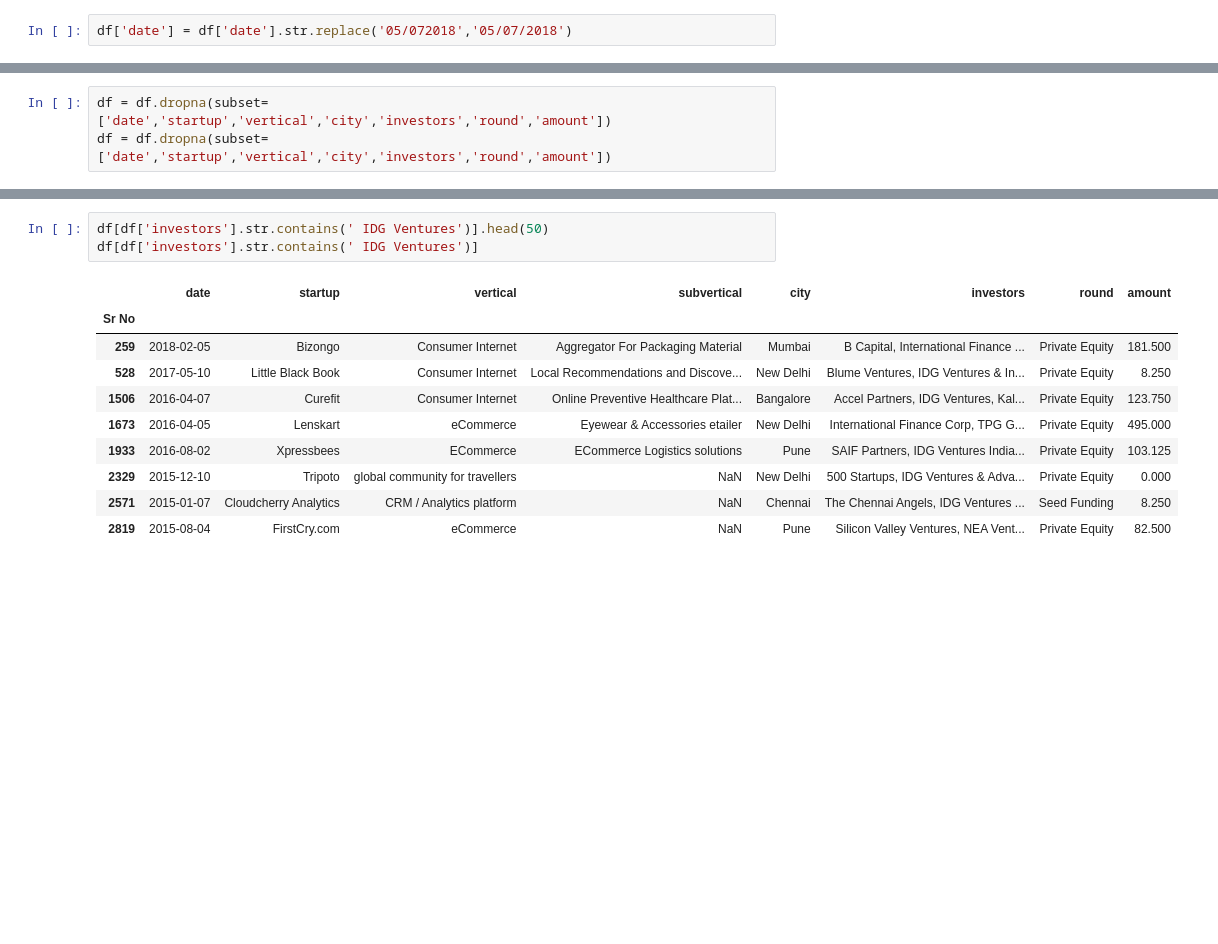
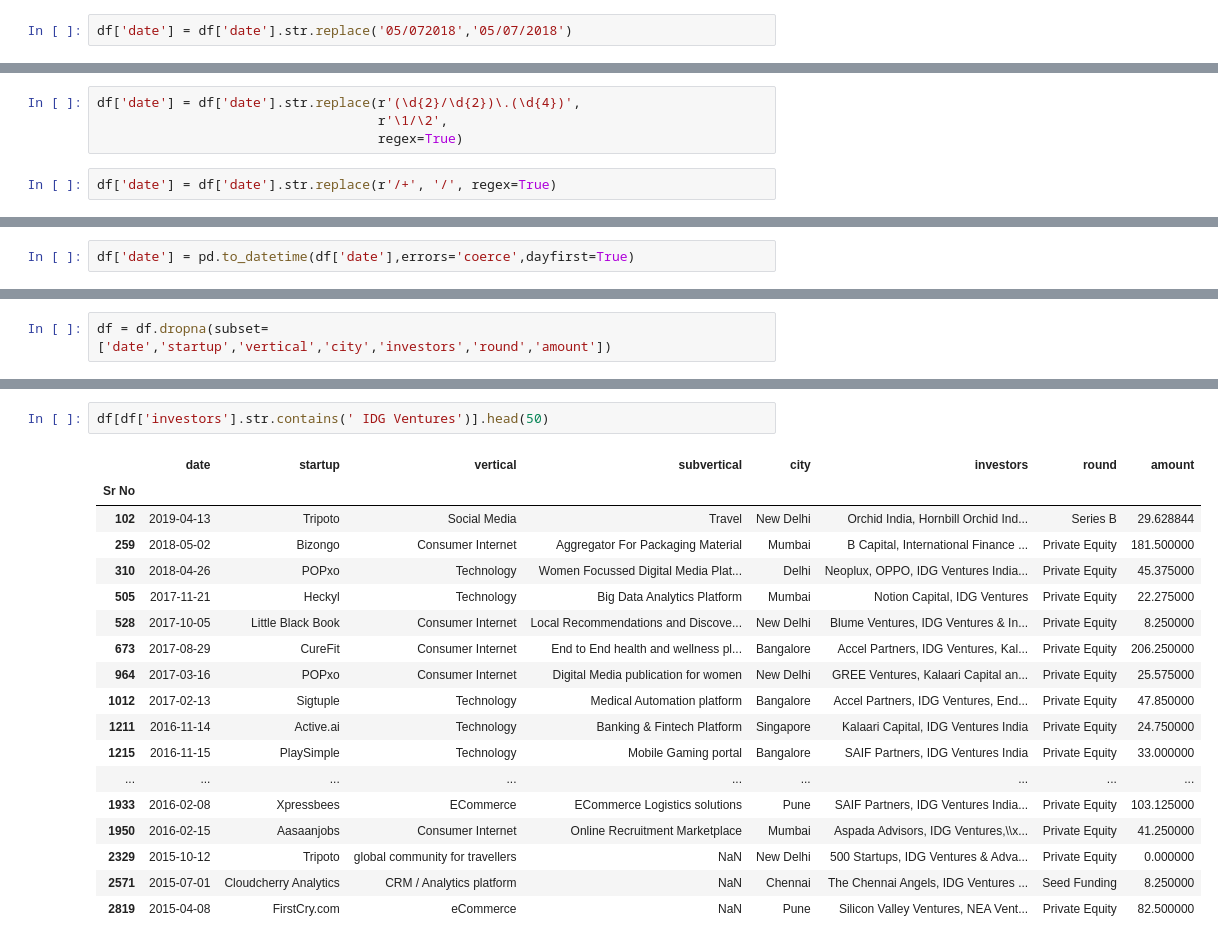
Before and after one commit to s-a-n-d-ip/Indian-Startup-Funding-Analysis, a Jupyter notebook: analysis.ipynb, the cells around one changed output, grey strips where cells are left out. Saved outputs shown, nothing was run; the diff lists cells and outputs as text; blank space fills up the shorter version.

Commit message:
Updated investor analysis view

```diff
--- a/analysis.ipynb
+++ b/analysis.ipynb
@@ -141,0 +164,6 @@ df.head()
+# %%
+df['date'] = df['date'].str.replace(r'(\d{2}/\d{2})\.(\d{4})',
+                                    r'\1/\2',
+                                    regex=True)
+# %%
+df['date'] = df['date'].str.replace(r'/+', '/', regex=True)
@@ -141,0 +178,2 @@ df.head()
+# %%
+df['date'] = pd.to_datetime(df['date'],errors='coerce',dayfirst=True)
@@ -142,3 +208,2 @@ df.head()
 # %%
 df = df.dropna(subset=['date','startup','vertical','city','investors','round','amount'])
-df = df.dropna(subset=['date','startup','vertical','city','investors','round','amount'])
@@ -168,14 +258,21 @@ sorted(set(df['investors'].str.split(',').sum()))
 # %%
 df[df['investors'].str.contains(' IDG Ventures')].head(50)
-df[df['investors'].str.contains(' IDG Ventures')]
 # %% [output]
 |  | date | startup | vertical | subvertical | city | investors | round | amount |
 | Sr No |  |  |  |  |  |  |  |  |
-| 259 | 2018-02-05 | Bizongo | Consumer Internet | Aggregator For Packaging Material | Mumbai | B Capital, International Finance ... | Private Equity | 181.500 |
-| 528 | 2017-05-10 | Little Black Book | Consumer Internet | Local Recommendations and Discove... | New Delhi | Blume Ventures, IDG Ventures & In... | Private Equity | 8.250 |
-| 1506 | 2016-04-07 | Curefit | Consumer Internet | Online Preventive Healthcare Plat... | Bangalore | Accel Partners, IDG Ventures, Kal... | Private Equity | 123.750 |
-| 1673 | 2016-04-05 | Lenskart | eCommerce | Eyewear & Accessories etailer | New Delhi | International Finance Corp, TPG G... | Private Equity | 495.000 |
-| 1933 | 2016-08-02 | Xpressbees | ECommerce | ECommerce Logistics solutions | Pune | SAIF Partners, IDG Ventures India... | Private Equity | 103.125 |
-| 2329 | 2015-12-10 | Tripoto | global community for travellers | NaN | New Delhi | 500 Startups, IDG Ventures & Adva... | Private Equity | 0.000 |
-| 2571 | 2015-01-07 | Cloudcherry Analytics | CRM / Analytics platform | NaN | Chennai | The Chennai Angels, IDG Ventures ... | Seed Funding | 8.250 |
-| 2819 | 2015-08-04 | FirstCry.com | eCommerce | NaN | Pune | Silicon Valley Ventures, NEA Vent... | Private Equity | 82.500 |
+| 102 | 2019-04-13 | Tripoto | Social Media | Travel | New Delhi | Orchid India, Hornbill Orchid Ind... | Series B | 29.628844 |
+| 259 | 2018-05-02 | Bizongo | Consumer Internet | Aggregator For Packaging Material | Mumbai | B Capital, International Finance ... | Private Equity | 181.500000 |
+| 310 | 2018-04-26 | POPxo | Technology | Women Focussed Digital Media Plat... | Delhi | Neoplux, OPPO, IDG Ventures India... | Private Equity | 45.375000 |
+| 505 | 2017-11-21 | Heckyl | Technology | Big Data Analytics Platform | Mumbai | Notion Capital, IDG Ventures | Private Equity | 22.275000 |
+| 528 | 2017-10-05 | Little Black Book | Consumer Internet | Local Recommendations and Discove... | New Delhi | Blume Ventures, IDG Ventures & In... | Private Equity | 8.250000 |
+| 673 | 2017-08-29 | CureFit | Consumer Internet | End to End health and wellness pl... | Bangalore | Accel Partners, IDG Ventures, Kal... | Private Equity | 206.250000 |
+| 964 | 2017-03-16 | POPxo | Consumer Internet | Digital Media publication for women | New Delhi | GREE Ventures, Kalaari Capital an... | Private Equity | 25.575000 |
+| 1012 | 2017-02-13 | Sigtuple | Technology | Medical Automation platform | Bangalore | Accel Partners, IDG Ventures, End... | Private Equity | 47.850000 |
+| 1211 | 2016-11-14 | Active.ai | Technology | Banking & Fintech Platform | Singapore | Kalaari Capital, IDG Ventures India | Private Equity | 24.750000 |
+| 1215 | 2016-11-15 | PlaySimple | Technology | Mobile Gaming portal | Bangalore | SAIF Partners, IDG Ventures India | Private Equity | 33.000000 |
+| ... | ... | ... | ... | ... | ... | ... | ... | ... |
+| 1933 | 2016-02-08 | Xpressbees | ECommerce | ECommerce Logistics solutions | Pune | SAIF Partners, IDG Ventures India... | Private Equity | 103.125000 |
+| 1950 | 2016-02-15 | Aasaanjobs | Consumer Internet | Online Recruitment Marketplace | Mumbai | Aspada Advisors, IDG Ventures,\\x... | Private Equity | 41.250000 |
+| 2329 | 2015-10-12 | Tripoto | global community for travellers | NaN | New Delhi | 500 Startups, IDG Ventures & Adva... | Private Equity | 0.000000 |
+| 2571 | 2015-07-01 | Cloudcherry Analytics | CRM / Analytics platform | NaN | Chennai | The Chennai Angels, IDG Ventures ... | Seed Funding | 8.250000 |
+| 2819 | 2015-04-08 | FirstCry.com | eCommerce | NaN | Pune | Silicon Valley Ventures, NEA Vent... | Private Equity | 82.500000 |
```
Also changed, not shown: parts of 15 cells of this notebook, 3 other files.
